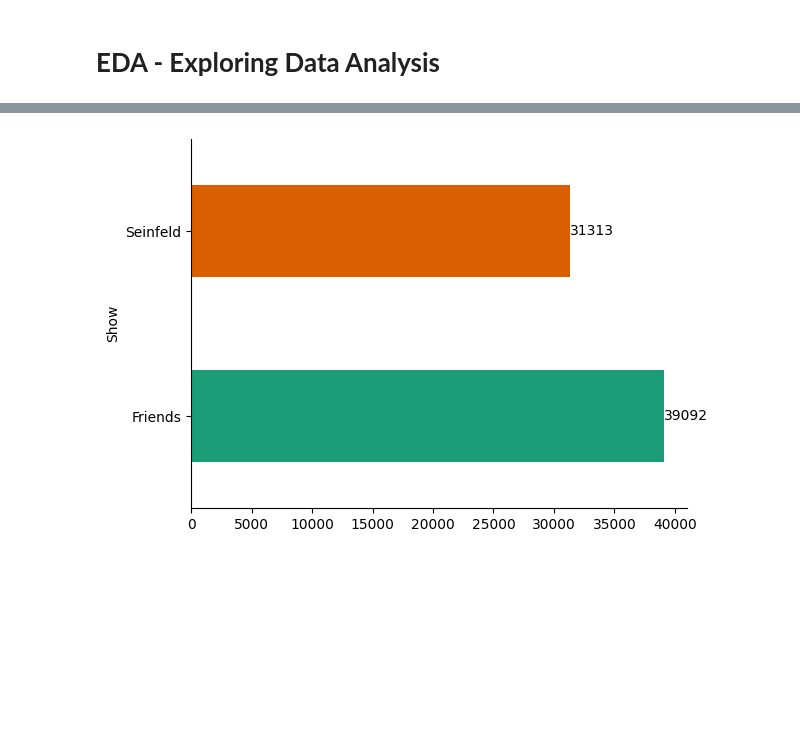
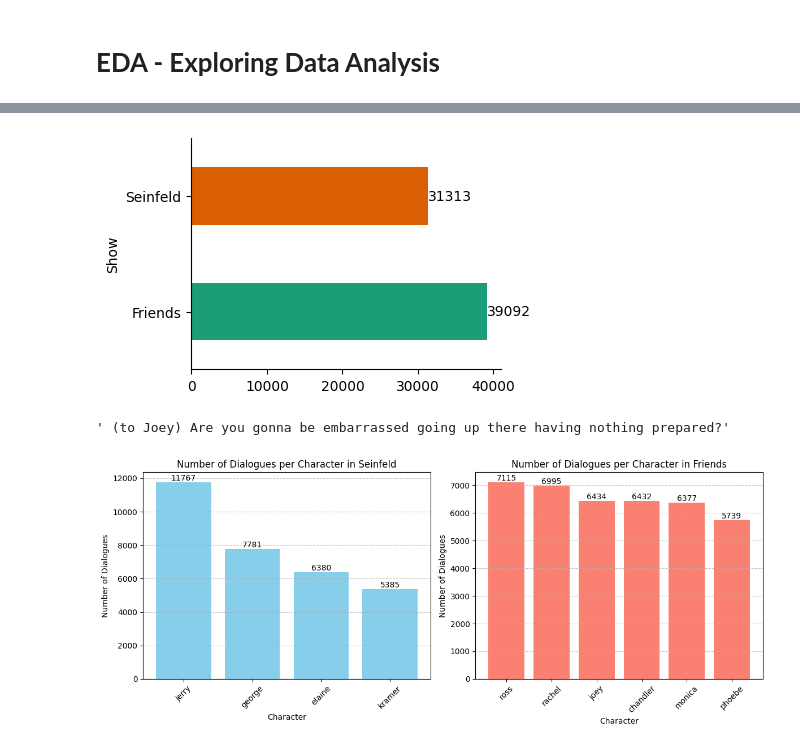
Before and after one commit to EitanBakirov/advanced-ml-dl-course, a Jupyter notebook: Assignment II - NLP/Assignment_II_Group_4.ipynb, the cells around one changed output, grey strips where cells are left out. Saved outputs shown, nothing was run; the diff lists cells and outputs as text; code cells hidden in the pictures; blank space fills up the shorter version.

```diff
--- a/Assignment II - NLP/Assignment_II_Group_4.ipynb
+++ b/Assignment II - NLP/Assignment_II_Group_4.ipynb
@@ -81,18 +88,24 @@ Warning: total number of rows (70405) exceeds max_rows (20000). Limiting to firs
 # %%
 # Grouping by 'Show' and getting size
 grouped_data = full_train_data.groupby('Show').size()
+
+plt.figure(figsize=(4, 3))  # Adjust width and height as needed
 
 # Plotting the grouped data
 ax = grouped_data.plot(kind='barh', color=sns.palettes.mpl_palette('Dark2'))
 
 # Removing top and right spines
 ax.spines['top'].set_visible(False)
 ax.spines['right'].set_visible(False)
 
 # Adding count numbers near the plots
 for i, count in enumerate(grouped_data):
     ax.text(count + 0.1, i, str(count), va='center')  # Adjust 0.1 to place the number slightly away from the bar
 
 plt.show()
 # %% [output]
-[figure, old version]
+[figure, new version]
+# %%
+full_train_data.iloc[1, 0]
+# %% [output]
+' (to Joey) Are you gonna be embarrassed going up there having nothing prepared?'
@@ -98,0 +128,24 @@ plt.show()
+# %%
+# Filter data for Seinfeld
+seinfeld_df = df[df['Show'] == 'Seinfeld']
+# Group by character and count dialogues
+seinfeld_character_counts = seinfeld_df['Character'].value_counts()
+
+# Filter data for Friends
+friends_df = df[df['Show'] == 'Friends']
+# Group by character and count dialogues
+friends_character_counts = friends_df['Character'].value_counts()
+
+# Create subplots
+fig, axes = plt.subplots(1, 2, figsize=(12, 5))
+
+# Plot histogram for Seinfeld
+plot_histogram_with_counts(axes[0], seinfeld_character_counts, 'Number of Dialogues per Character in Seinfeld', 'Character', 'Number of Dialogues', 'skyblue')
+
+# Plot histogram for Friends
+plot_histogram_with_counts(axes[1], friends_character_counts, 'Number of Dialogues per Character in Friends', 'Character', 'Number of Dialogues', 'salmon')
+
+plt.tight_layout()
+plt.show()
+# %% [output]
+[figure, added]
```
Also changed, not shown: parts of 30 cells of this notebook.
